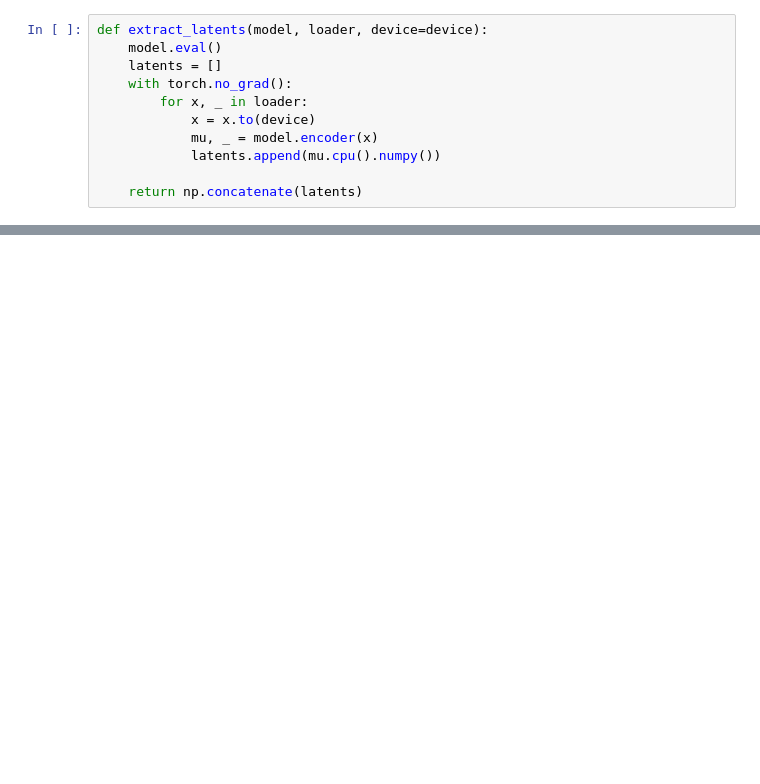
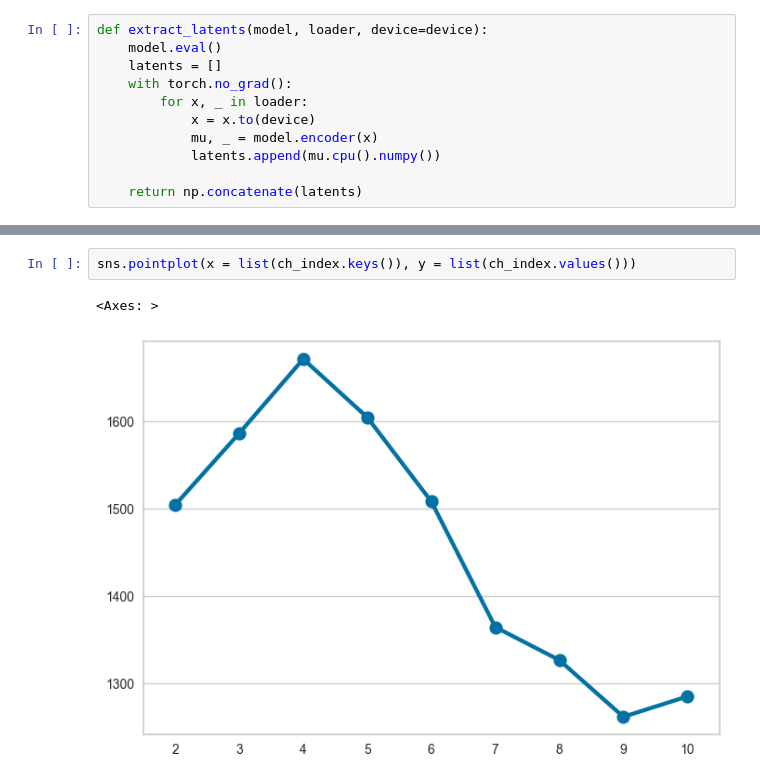
Before and after one commit to shadmanee/vae-audio-clustering, a Jupyter notebook: notebooks/training/easy_1.ipynb, the cells around one changed output, grey strips where cells are left out. Cells and saved outputs as stored; diff of their text form; blank space fills up the shorter version.

```diff
--- a/notebooks/training/easy_1.ipynb
+++ b/notebooks/training/easy_1.ipynb
@@ -377,0 +449,5 @@ array([[-0.04771413,  0.1631144 , -0.20757312, ..., -0.01013273,
+# %%
+sns.pointplot(x = list(ch_index.keys()), y = list(ch_index.values()))
+# %% [output]
+<Axes: >
+[figure, added]
```
Also changed, not shown: parts of 24 cells of this notebook, 2 other files.
